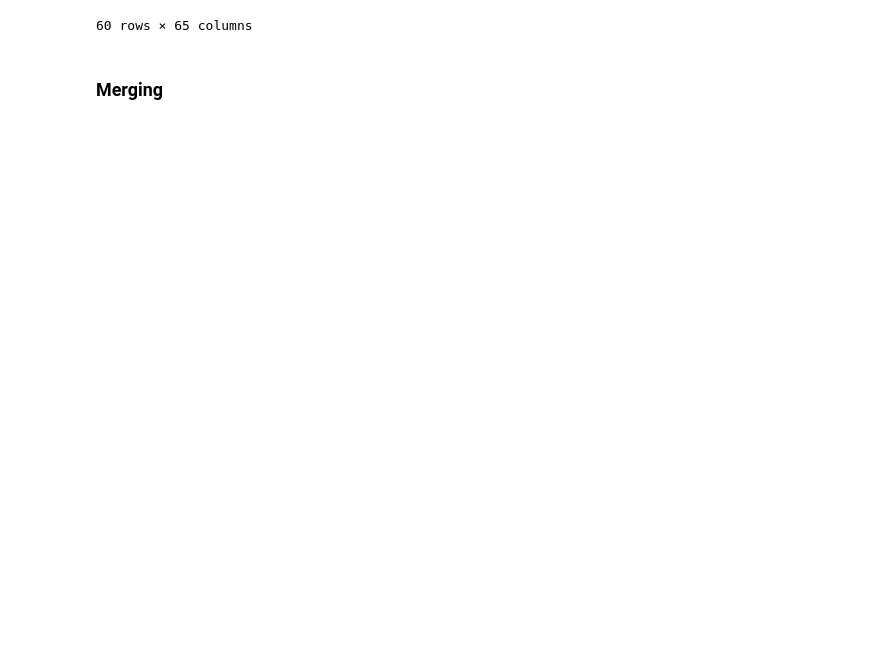
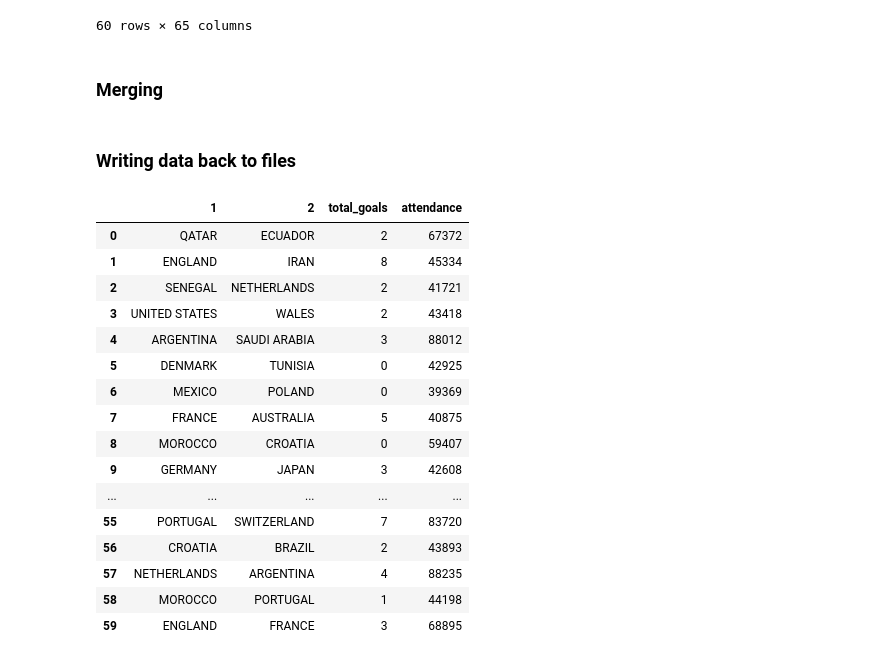
Before and after one commit to Lakshit-Chiranjiv/Python-Data-Analysis-Repo, a Jupyter notebook: Python Pandas.ipynb, the cells around one changed output. Cells and saved outputs as stored; diff of their text form; code cells hidden in the pictures; blank space fills up the shorter version.

Commit message:
writing to files

```diff
--- a/Python Pandas.ipynb
+++ b/Python Pandas.ipynb
@@ -749,3 +749,27 @@ merged_df = pd.merge(fifa_df, wine_df, left_on='quality', right_on='quality', ho
 merged_df = pd.merge(fifa_df, wine_df, left_on='quality', right_on='quality', how='left') #left join
 #or
 merged_df = pd.merge(fifa_df, wine_df, left_on='quality', right_on='quality', how='right') #right join
+# %% [markdown]
+### Writing data back to files
+# %%
+fifa_results = fifa_df[['1', '2', 'total_goals', 'attendance']]
+# %%
+fifa_results
+# %% [output]
+|  | 1 | 2 | total_goals | attendance |
+| 0 | QATAR | ECUADOR | 2 | 67372 |
+| 1 | ENGLAND | IRAN | 8 | 45334 |
+| 2 | SENEGAL | NETHERLANDS | 2 | 41721 |
+| 3 | UNITED STATES | WALES | 2 | 43418 |
+| 4 | ARGENTINA | SAUDI ARABIA | 3 | 88012 |
+| 5 | DENMARK | TUNISIA | 0 | 42925 |
+| 6 | MEXICO | POLAND | 0 | 39369 |
+| 7 | FRANCE | AUSTRALIA | 5 | 40875 |
+| 8 | MOROCCO | CROATIA | 0 | 59407 |
+| 9 | GERMANY | JAPAN | 3 | 42608 |
+| ... | ... | ... | ... | ... |
+| 55 | PORTUGAL | SWITZERLAND | 7 | 83720 |
+| 56 | CROATIA | BRAZIL | 2 | 43893 |
+| 57 | NETHERLANDS | ARGENTINA | 4 | 88235 |
+| 58 | MOROCCO | PORTUGAL | 1 | 44198 |
+| 59 | ENGLAND | FRANCE | 3 | 68895 |
```
Also changed, not shown: parts of 1 cell of this notebook.
